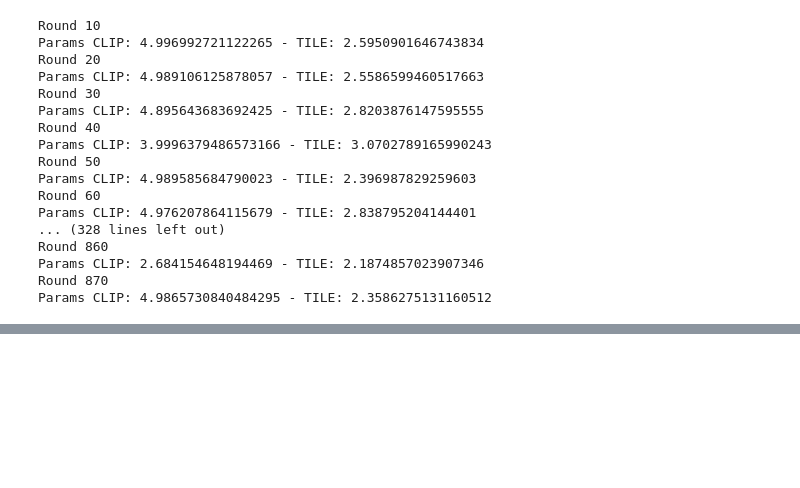
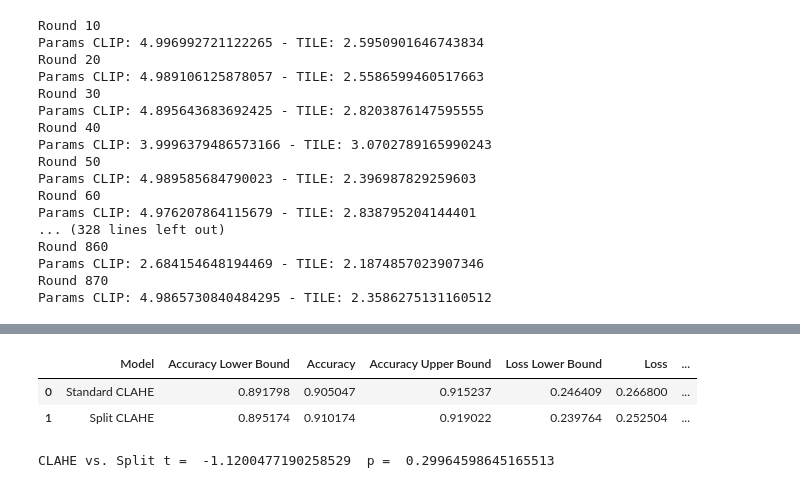
Before and after one commit to reubenchung/COMPSCI760-DEEPFAKE-PROJECT, a Jupyter notebook: Final.ipynb, the cells around one changed output, grey strips where cells are left out. Saved outputs shown, nothing was run; the diff lists cells and outputs as text; code cells hidden in the pictures; blank space fills up the shorter version.

```diff
--- a/Final.ipynb
+++ b/Final.ipynb
@@ -524,33 +422,49 @@ splitc_losses.append(deepcopy(split_c_loss))
 import heapq
 print("Standard CLAHE")
 claheAverageAcc = 0
+claheAccs = []
 for accs in clahe_accs:
-    print(heapq.nlargest(5,accs))
+    x = sum(heapq.nlargest(5,accs)) / 5
+    claheAccs.append(x)
     claheAverageAcc += sum(heapq.nlargest(5,accs)) / 5
 claheAverageAcc /= len(clahe_accs)
 
 claheAverageLoss = 0
+claheLosses = []
 for losses in clahe_losses:
-    print(heapq.nsmallest(5,losses))
+    x = sum(heapq.nsmallest(5,losses)) / 5
+    claheLosses.append(x)
     claheAverageLoss += sum(heapq.nsmallest(5,losses)) / 5
 claheAverageLoss /= len(clahe_losses)
 print("Average Accuracy: " + str(claheAverageAcc))
 print("Average Loss: " + str(claheAverageLoss))
+print("Lower Bound: Accuracy: " + str( np.percentile(np.array(claheAccs),5)))
+print("Upper Bound: Accuracy: "+ str( np.percentile(np.array(claheAccs),95)))
+print("Lower Bound: Loss: " + str( np.percentile(np.array(claheLosses),5)))
+print("Upper Bound: Loss: "+ str( np.percentile(np.array(claheLosses),95)))
 
 print("-----------------------")
 print("Split CLAHE and Cropped")
 splitAverageAcc = 0
+splitAccs = []
 for accs in splitc_accs:
-    print(heapq.nlargest(5,accs))
+    x = sum(heapq.nlargest(5,accs)) / 5
+    splitAccs.append(x)
     splitAverageAcc += sum(heapq.nlargest(5,accs)) / 5
 splitAverageAcc /= len(splitc_accs)
 
 splitAverageLoss = 0
+splitLosses = []
 for losses in splitc_losses:
-    print(heapq.nsmallest(5,losses))
+    x = sum(heapq.nsmallest(5,losses)) / 5
+    splitLosses.append(x)
     splitAverageLoss += sum(heapq.nsmallest(5,losses)) / 5
 splitAverageLoss /= len(splitc_losses)
 print("Average Accuracy: " + str(splitAverageAcc))
 print("Average Loss: " + str(splitAverageLoss))
+print("Lower Bound: Accuracy: " + str( np.percentile(np.array(splitAccs),5)))
+print("Upper Bound: Accuracy: "+ str( np.percentile(np.array(splitAccs),95)))
+print("Lower Bound: Loss: " + str( np.percentile(np.array(splitLosses),5)))
+print("Upper Bound: Loss: "+ str( np.percentile(np.array(splitLosses),95)))
 # %% [output]
 Standard CLAHE
@@ -612,0 +550,24 @@ Text(0.5, 1.0, 'Standard vs New Loss')
+# %%
+import pandas as pd
+data = {
+    'Model': ['Standard CLAHE', 'Split CLAHE'],
+    'Accuracy Lower Bound' : [np.percentile(np.array(claheAccs),5),np.percentile(np.array(splitAccs),5)],
+    'Accuracy': [claheAverageAcc,splitAverageAcc ],
+    'Accuracy Upper Bound' : [np.percentile(np.array(claheAccs),95),np.percentile(np.array(splitAccs),95)],
+    'Loss Lower Bound' : [np.percentile(np.array(claheLosses),5),np.percentile(np.array(splitLosses),5)],
+    'Loss': [claheAverageLoss,splitAverageLoss] ,
+    'Loss Upper Bound' : [np.percentile(np.array(claheLosses),95),np.percentile(np.array(splitLosses),95)],
+}
+
+df = pd.DataFrame(data)
+df
+# %% [output]
+|  | Model | Accuracy Lower Bound | Accuracy | Accuracy Upper Bound | Loss Lower Bound | Loss | ... |
+| 0 | Standard CLAHE | 0.891798 | 0.905047 | 0.915237 | 0.246409 | 0.266800 | ... |
+| 1 | Split CLAHE | 0.895174 | 0.910174 | 0.919022 | 0.239764 | 0.252504 | ... |
+# %%
+from scipy import stats
+t, p = stats.ttest_rel(claheAccs, splitAccs)
+print('CLAHE vs. Split t = ', str(t), ' p = ', str(p))
+# %% [output]
+CLAHE vs. Split t =  -1.1200477190258529  p =  0.29964598645165513
```
Also changed, not shown: parts of 14 cells of this notebook.
